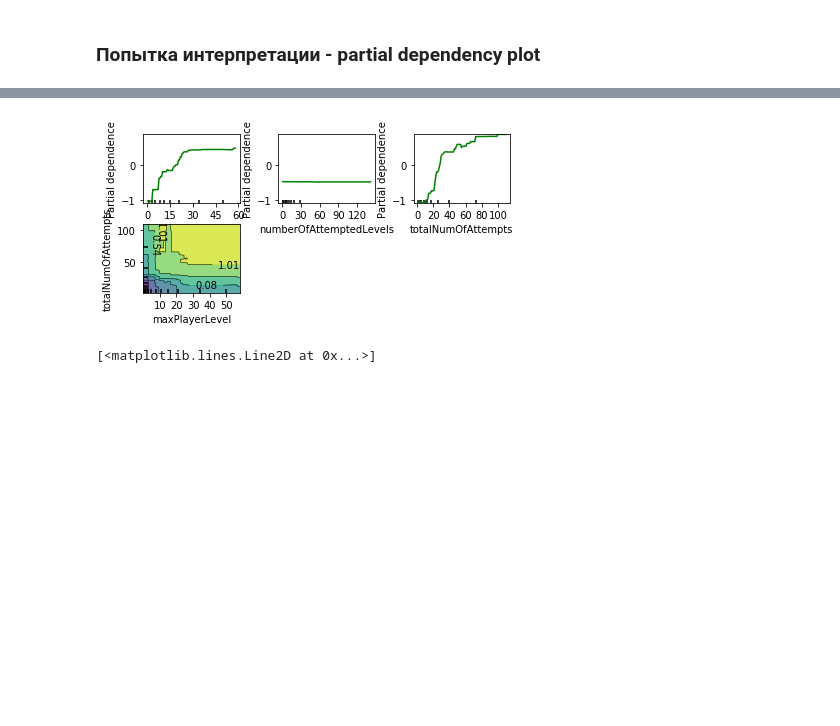
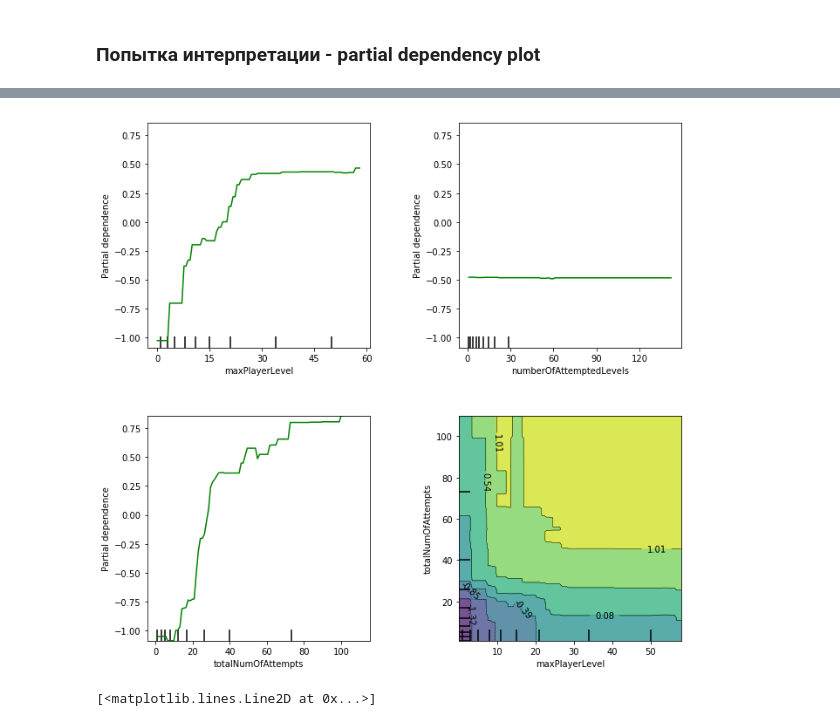
Before and after one commit to rojaster/sfml, a Jupyter notebook: hw09/ensembles/ensembles-skillfactory.ipynb, the cells around one changed output, grey strips where cells are left out. Drawn from its saved outputs; the diff is of its cells as text; code cells hidden in the pictures; blank space fills up the shorter version.

```diff
--- a/hw09/ensembles/ensembles-skillfactory.ipynb
+++ b/hw09/ensembles/ensembles-skillfactory.ipynb
@@ -544,5 +565,5 @@ from sklearn.ensemble.partial_dependence import partial_dependence
 # %%
 fig, ax =\
 plot_partial_dependence(model, X_train, [0, 1, 3, (0,3)],
-                        feature_names=dfx.columns)
+                        feature_names=dfx.columns, n_cols=2, verbose=1, figsize=(10,15))
 # %% [output]
@@ -549,4 +571,4 @@ plot_partial_dependence(model, X_train, [0, 1, 3, (0,3)],
-[figure, old version]
+[figure, new version]
 # %%
 pdp, axes = partial_dependence(model, [0], X=X_train, )
 # %%
```
Also changed, not shown: parts of 11 cells of this notebook, 4 other files.
